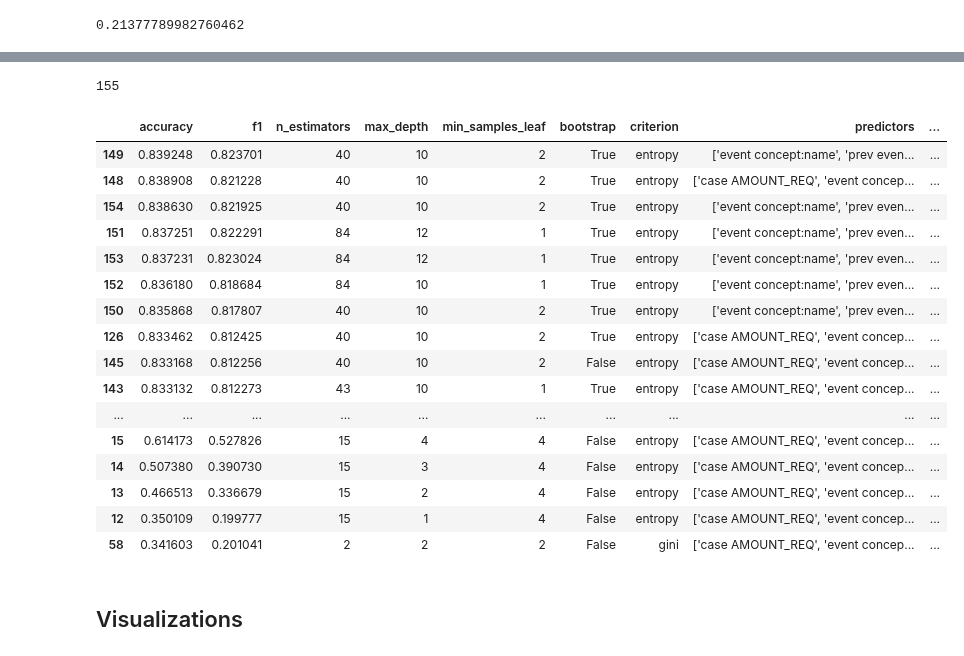
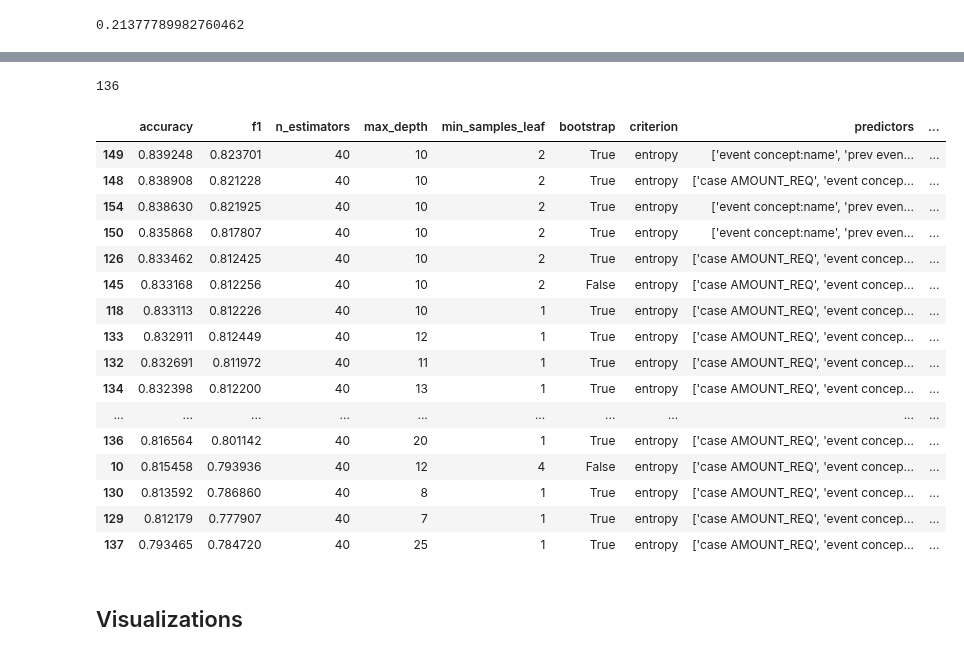
Before and after one commit to Cappa1/ProcessMining, a Jupyter notebook: sprint 3/FinalEventPrediction.ipynb, the cells around one changed output, grey strips where cells are left out. Drawn from its saved outputs; the diff is of its cells as text; code cells hidden in the pictures.

```diff
--- a/sprint 3/FinalEventPrediction.ipynb
+++ b/sprint 3/FinalEventPrediction.ipynb
@@ -225,28 +236,30 @@ Random Sampling;  4
 # %%
 # Run to view and/or save all models
-print(len(save_models(df_models)))
+#print(len(save_models(df_models)))
 df = save_models(df_models).sort_values(by="accuracy", ascending=0)
 # df[df["Random Sampling"] == 0]
-df[~df["Random Sampling"].isin([1,2,3])]
+valid = df[~df["Random Sampling"].isin([1,2,3])]
+print(len(valid))
+valid[valid["n_estimators"] == 40]
 # %% [output]
-155
+136
 |  | accuracy | f1 | n_estimators | max_depth | min_samples_leaf | bootstrap | criterion | predictors | ... |
 | 149 | 0.839248 | 0.823701 | 40 | 10 | 2 | True | entropy | ['event concept:name', 'prev even... | ... |
 | 148 | 0.838908 | 0.821228 | 40 | 10 | 2 | True | entropy | ['case AMOUNT_REQ', 'event concep... | ... |
 | 154 | 0.838630 | 0.821925 | 40 | 10 | 2 | True | entropy | ['event concept:name', 'prev even... | ... |
-| 151 | 0.837251 | 0.822291 | 84 | 12 | 1 | True | entropy | ['event concept:name', 'prev even... | ... |
-| 153 | 0.837231 | 0.823024 | 84 | 12 | 1 | True | entropy | ['event concept:name', 'prev even... | ... |
-| 152 | 0.836180 | 0.818684 | 84 | 10 | 1 | True | entropy | ['event concept:name', 'prev even... | ... |
 | 150 | 0.835868 | 0.817807 | 40 | 10 | 2 | True | entropy | ['event concept:name', 'prev even... | ... |
 | 126 | 0.833462 | 0.812425 | 40 | 10 | 2 | True | entropy | ['case AMOUNT_REQ', 'event concep... | ... |
 | 145 | 0.833168 | 0.812256 | 40 | 10 | 2 | False | entropy | ['case AMOUNT_REQ', 'event concep... | ... |
-| 143 | 0.833132 | 0.812273 | 43 | 10 | 1 | True | entropy | ['case AMOUNT_REQ', 'event concep... | ... |
+| 118 | 0.833113 | 0.812226 | 40 | 10 | 1 | True | entropy | ['case AMOUNT_REQ', 'event concep... | ... |
+| 133 | 0.832911 | 0.812449 | 40 | 12 | 1 | True | entropy | ['case AMOUNT_REQ', 'event concep... | ... |
+| 132 | 0.832691 | 0.811972 | 40 | 11 | 1 | True | entropy | ['case AMOUNT_REQ', 'event concep... | ... |
+| 134 | 0.832398 | 0.812200 | 40 | 13 | 1 | True | entropy | ['case AMOUNT_REQ', 'event concep... | ... |
 | ... | ... | ... | ... | ... | ... | ... | ... | ... | ... |
-| 15 | 0.614173 | 0.527826 | 15 | 4 | 4 | False | entropy | ['case AMOUNT_REQ', 'event concep... | ... |
-| 14 | 0.507380 | 0.390730 | 15 | 3 | 4 | False | entropy | ['case AMOUNT_REQ', 'event concep... | ... |
-| 13 | 0.466513 | 0.336679 | 15 | 2 | 4 | False | entropy | ['case AMOUNT_REQ', 'event concep... | ... |
-| 12 | 0.350109 | 0.199777 | 15 | 1 | 4 | False | entropy | ['case AMOUNT_REQ', 'event concep... | ... |
-| 58 | 0.341603 | 0.201041 | 2 | 2 | 2 | False | gini | ['case AMOUNT_REQ', 'event concep... | ... |
+| 136 | 0.816564 | 0.801142 | 40 | 20 | 1 | True | entropy | ['case AMOUNT_REQ', 'event concep... | ... |
+| 10 | 0.815458 | 0.793936 | 40 | 12 | 4 | False | entropy | ['case AMOUNT_REQ', 'event concep... | ... |
+| 130 | 0.813592 | 0.786860 | 40 | 8 | 1 | True | entropy | ['case AMOUNT_REQ', 'event concep... | ... |
+| 129 | 0.812179 | 0.777907 | 40 | 7 | 1 | True | entropy | ['case AMOUNT_REQ', 'event concep... | ... |
+| 137 | 0.793465 | 0.784720 | 40 | 25 | 1 | True | entropy | ['case AMOUNT_REQ', 'event concep... | ... |
 # %% [markdown]
 ## Visualizations
 # %%
```
Also changed, not shown: parts of 3 cells of this notebook.
